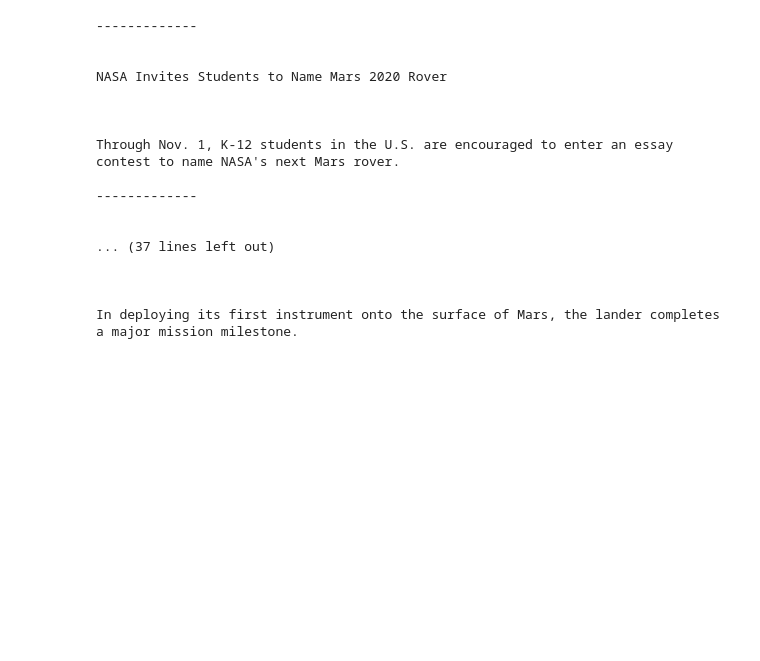
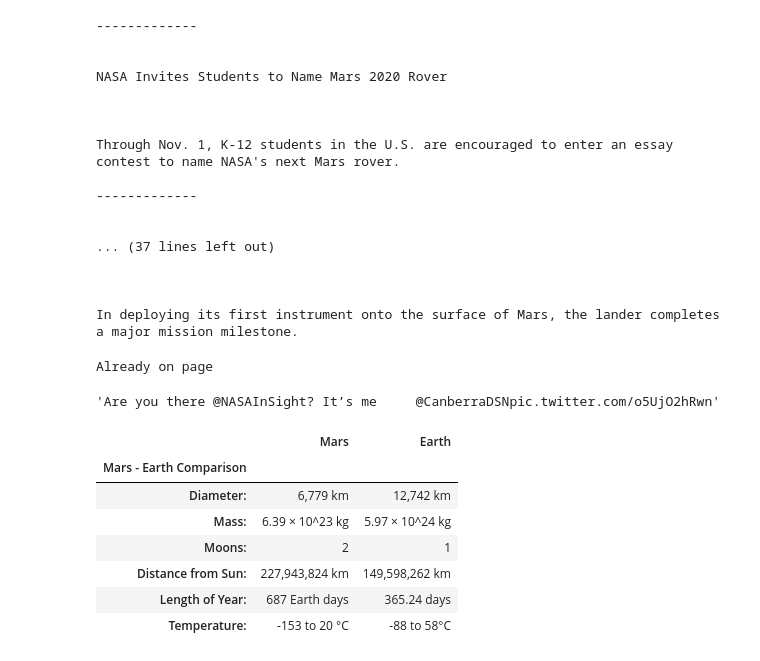
Before and after one commit to Iarmas/Homeworks, a Jupyter notebook: Unit_12/mission_to_mar.ipynb, the cells around one changed output. Cells and saved outputs as stored; diff of their text form; code cells hidden in the pictures; blank space fills up the shorter version.

```diff
--- a/Unit_12/mission_to_mar.ipynb
+++ b/Unit_12/mission_to_mar.ipynb
@@ -74,0 +81,25 @@ In deploying its first instrument onto the surface of Mars, the lander completes
+# %%
+# HTML object
+html = browser.html
+# Parse HTML with Beautiful Soup
+soup = BeautifulSoup(html, 'html.parser')
+
+day_descr = soup.find("h1", class_="media_feature_title").get_text(strip=True)
+
+try:
+    browser.click_link_by_partial_text('FULL IMAGE')
+except:
+    print('Already on page')
+
+
+
+# HTML object
+html = browser.html
+# Parse HTML with Beautiful Soup
+soup = BeautifulSoup(html, 'html.parser')
+
+day_img = soup.find('img', class_="fancybox-image")['src']
+
+day_img_url = 'https://www.jpl.nasa.gov/' + day_img
+# %% [output]
+Already on page
@@ -74,0 +109,25 @@ In deploying its first instrument onto the surface of Mars, the lander completes
+# %%
+html = browser.html
+
+soup = BeautifulSoup(html, 'html.parser')
+
+mars_weather = soup.find('p', class_="TweetTextSize TweetTextSize--normal js-tweet-text tweet-text").get_text()
+mars_weather
+# %% [output]
+'Are you there @NASAInSight? It’s me     @CanberraDSNpic.twitter.com/o5UjO2hRwn'
+# %%
+url_facts = 'https://space-facts.com/mars/'
+
+fact = pd.read_html(url_facts)
+mars_earth = fact[0]
+mars_earth = mars_earth.set_index('Mars - Earth Comparison')
+mars_earth
+# %% [output]
+|  | Mars | Earth |
+| Mars - Earth Comparison |  |  |
+| Diameter: | 6,779 km | 12,742 km |
+| Mass: | 6.39 × 10^23 kg | 5.97 × 10^24 kg |
+| Moons: | 2 | 1 |
+| Distance from Sun: | 227,943,824 km | 149,598,262 km |
+| Length of Year: | 687 Earth days | 365.24 days |
+| Temperature: | -153 to 20 °C | -88 to 58°C |
```
Also changed, not shown: parts of 7 cells of this notebook, 5 other files.
